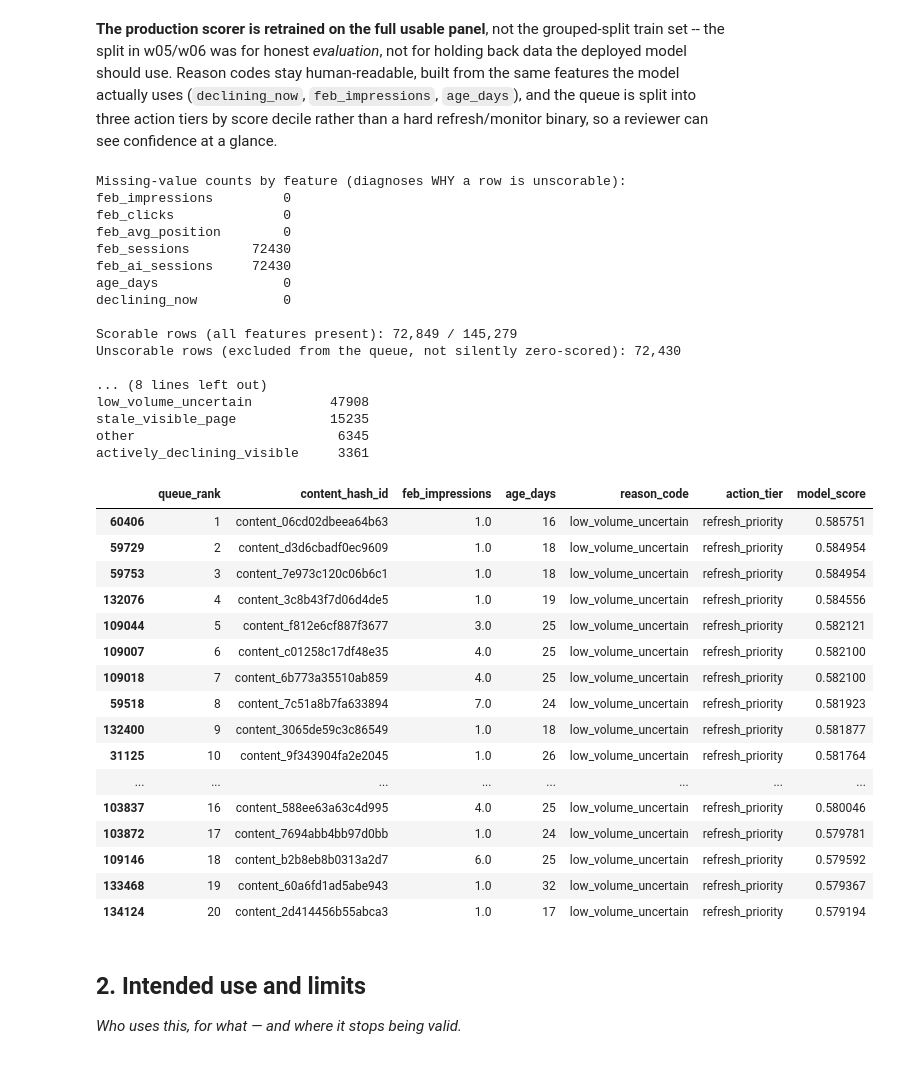
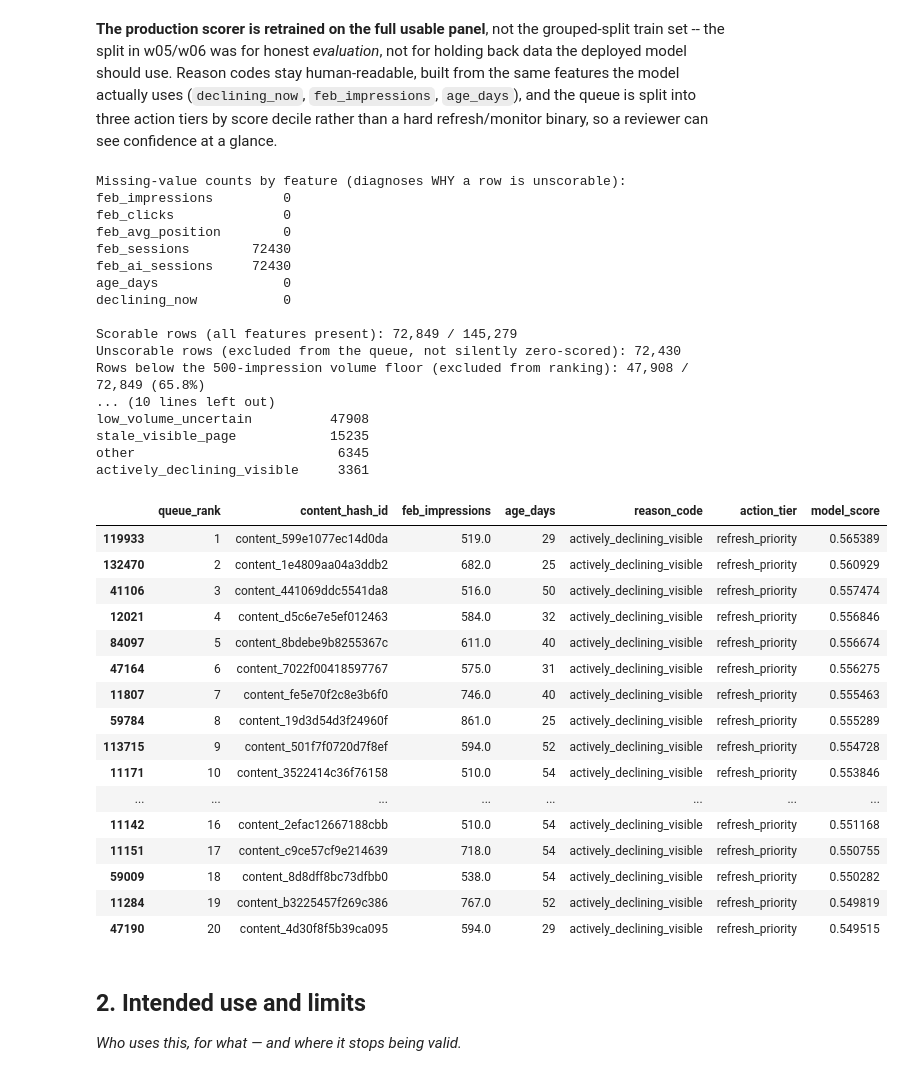
Before and after one commit to Srinivas25046/FlyRank-MLstarter, a Jupyter notebook: work/notebooks/w07_action_playbook.ipynb, the cells around one changed output. Cells and saved outputs as stored; diff of their text form; code cells hidden in the pictures.

```diff
--- a/work/notebooks/w07_action_playbook.ipynb
+++ b/work/notebooks/w07_action_playbook.ipynb
@@ -127,58 +127,76 @@ def reason_code(row):
 
 scorable["reason_code"] = scorable.apply(reason_code, axis=1)
 
-deciles = pd.qcut(scorable["model_score"], 10, labels=False, duplicates="drop")
+# VOLUME FLOOR, enforced at ranking time, not just labeled: an earlier run of this notebook
+# showed the raw top-20 (sorted by model_score alone) was ENTIRELY 1-8 impression pages --
+# the exact false-positive failure mode w05 already found (a 1-impression page going to 0 is a
+# "100% decline" that means nothing). Reusing w04's >=500 "visible" threshold: pages below it
+# are excluded from ranking into an actionable tier at all, however high their raw score is.
+VOLUME_FLOOR = 500
+scorable["meets_volume_floor"] = scorable["feb_impressions"] >= VOLUME_FLOOR
+
+rankable = scorable[scorable["meets_volume_floor"]].copy()
+below_floor = scorable[~scorable["meets_volume_floor"]].copy()
+
+deciles = pd.qcut(rankable["model_score"], 10, labels=False, duplicates="drop")
 n_tiers = deciles.max() + 1
-scorable["action_tier"] = np.select(
+rankable["action_tier"] = np.select(
     [deciles >= n_tiers - 1, deciles >= n_tiers - 3],
     ["refresh_priority", "review"],
     default="monitor",
 )
-scorable["queue_rank"] = scorable["model_score"].rank(method="first", ascending=False).astype(int)
+rankable["queue_rank"] = rankable["model_score"].rank(method="first", ascending=False).astype(int)
 
+below_floor["action_tier"] = "insufficient_volume"
+below_floor["queue_rank"] = np.nan  # not ranked at all -- a separate bucket, not "last place"
+
+scorable = pd.concat([rankable, below_floor], ignore_index=True)
+
+print(f"Rows below the {VOLUME_FLOOR}-impression volume floor (excluded from ranking): "
+      f"{len(below_floor):,} / {len(scorable):,} ({len(below_floor)/len(scorable):.1%})")
 print(f"\nAction tier counts:\n{scorable['action_tier'].value_counts().to_string()}")
 print(f"\nReason code counts:\n{scorable['reason_code'].value_counts().to_string()}")
 
-top20 = scorable.sort_values("queue_rank").head(20)[
+top20 = rankable.sort_values("queue_rank").head(20)[
     ["queue_rank", "content_hash_id", "feb_impressions", "age_days",
      "reason_code", "action_tier", "model_score"]
 ]
 top20
 # %% [output]
 Missing-value counts by feature (diagnoses WHY a row is unscorable):
 feb_impressions         0
 feb_clicks              0
 feb_avg_position        0
 feb_sessions        72430
 feb_ai_sessions     72430
 age_days                0
 declining_now           0
 
 Scorable rows (all features present): 72,849 / 145,279
 Unscorable rows (excluded from the queue, not silently zero-scored): 72,430
-
-... (8 lines left out)
+Rows below the 500-impression volume floor (excluded from ranking): 47,908 / 72,849 (65.8%)
+... (10 lines left out)
 low_volume_uncertain          47908
 stale_visible_page            15235
 other                          6345
 actively_declining_visible     3361
 |  | queue_rank | content_hash_id | feb_impressions | age_days | reason_code | action_tier | model_score |
-| 60406 | 1 | content_06cd02dbeea64b63 | 1.0 | 16 | low_volume_uncertain | refresh_priority | 0.585751 |
-| 59729 | 2 | content_d3d6cbadf0ec9609 | 1.0 | 18 | low_volume_uncertain | refresh_priority | 0.584954 |
-| 59753 | 3 | content_7e973c120c06b6c1 | 1.0 | 18 | low_volume_uncertain | refresh_priority | 0.584954 |
-| 132076 | 4 | content_3c8b43f7d06d4de5 | 1.0 | 19 | low_volume_uncertain | refresh_priority | 0.584556 |
-| 109044 | 5 | content_f812e6cf887f3677 | 3.0 | 25 | low_volume_uncertain | refresh_priority | 0.582121 |
-| 109007 | 6 | content_c01258c17df48e35 | 4.0 | 25 | low_volume_uncertain | refresh_priority | 0.582100 |
-| 109018 | 7 | content_6b773a35510ab859 | 4.0 | 25 | low_volume_uncertain | refresh_priority | 0.582100 |
-| 59518 | 8 | content_7c51a8b7fa633894 | 7.0 | 24 | low_volume_uncertain | refresh_priority | 0.581923 |
-| 132400 | 9 | content_3065de59c3c86549 | 1.0 | 18 | low_volume_uncertain | refresh_priority | 0.581877 |
-| 31125 | 10 | content_9f343904fa2e2045 | 1.0 | 26 | low_volume_uncertain | refresh_priority | 0.581764 |
+| 119933 | 1 | content_599e1077ec14d0da | 519.0 | 29 | actively_declining_visible | refresh_priority | 0.565389 |
+| 132470 | 2 | content_1e4809aa04a3ddb2 | 682.0 | 25 | actively_declining_visible | refresh_priority | 0.560929 |
+| 41106 | 3 | content_441069ddc5541da8 | 516.0 | 50 | actively_declining_visible | refresh_priority | 0.557474 |
+| 12021 | 4 | content_d5c6e7e5ef012463 | 584.0 | 32 | actively_declining_visible | refresh_priority | 0.556846 |
+| 84097 | 5 | content_8bdebe9b8255367c | 611.0 | 40 | actively_declining_visible | refresh_priority | 0.556674 |
+| 47164 | 6 | content_7022f00418597767 | 575.0 | 31 | actively_declining_visible | refresh_priority | 0.556275 |
+| 11807 | 7 | content_fe5e70f2c8e3b6f0 | 746.0 | 40 | actively_declining_visible | refresh_priority | 0.555463 |
+| 59784 | 8 | content_19d3d54d3f24960f | 861.0 | 25 | actively_declining_visible | refresh_priority | 0.555289 |
+| 113715 | 9 | content_501f7f0720d7f8ef | 594.0 | 52 | actively_declining_visible | refresh_priority | 0.554728 |
+| 11171 | 10 | content_3522414c36f76158 | 510.0 | 54 | actively_declining_visible | refresh_priority | 0.553846 |
 | ... | ... | ... | ... | ... | ... | ... | ... |
-| 103837 | 16 | content_588ee63a63c4d995 | 4.0 | 25 | low_volume_uncertain | refresh_priority | 0.580046 |
-| 103872 | 17 | content_7694abb4bb97d0bb | 1.0 | 24 | low_volume_uncertain | refresh_priority | 0.579781 |
-| 109146 | 18 | content_b2b8eb8b0313a2d7 | 6.0 | 25 | low_volume_uncertain | refresh_priority | 0.579592 |
-| 133468 | 19 | content_60a6fd1ad5abe943 | 1.0 | 32 | low_volume_uncertain | refresh_priority | 0.579367 |
-| 134124 | 20 | content_2d414456b55abca3 | 1.0 | 17 | low_volume_uncertain | refresh_priority | 0.579194 |
+| 11142 | 16 | content_2efac12667188cbb | 510.0 | 54 | actively_declining_visible | refresh_priority | 0.551168 |
+| 11151 | 17 | content_c9ce57cf9e214639 | 718.0 | 54 | actively_declining_visible | refresh_priority | 0.550755 |
+| 59009 | 18 | content_8d8dff8bc73dfbb0 | 538.0 | 54 | actively_declining_visible | refresh_priority | 0.550282 |
+| 11284 | 19 | content_b3225457f269c386 | 767.0 | 52 | actively_declining_visible | refresh_priority | 0.549819 |
+| 47190 | 20 | content_4d30f8f5b39ca095 | 594.0 | 29 | actively_declining_visible | refresh_priority | 0.549515 |
 # %% [markdown]
 ## 2. Intended use and limits
 
```
Also changed, not shown: parts of 3 cells of this notebook.
